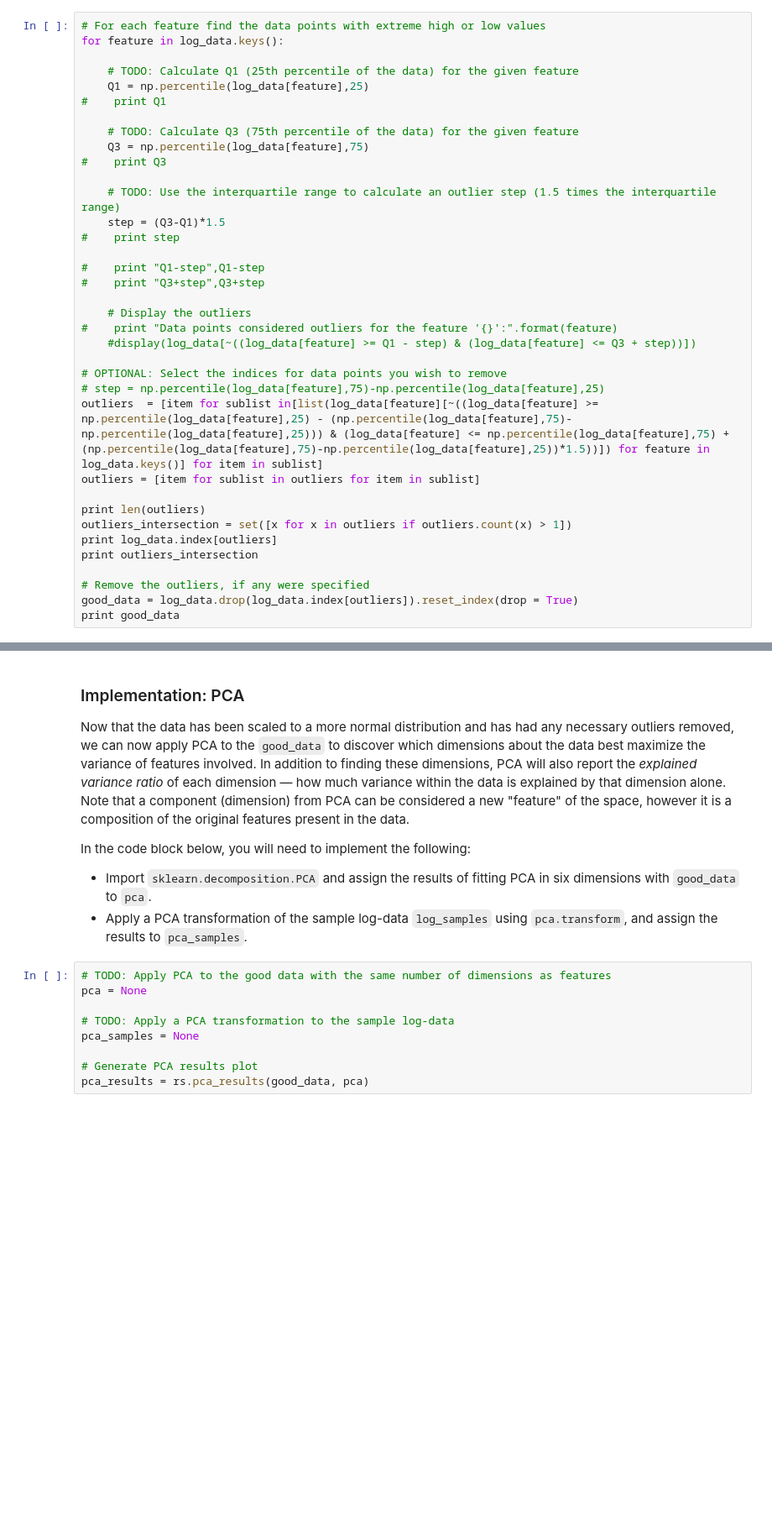
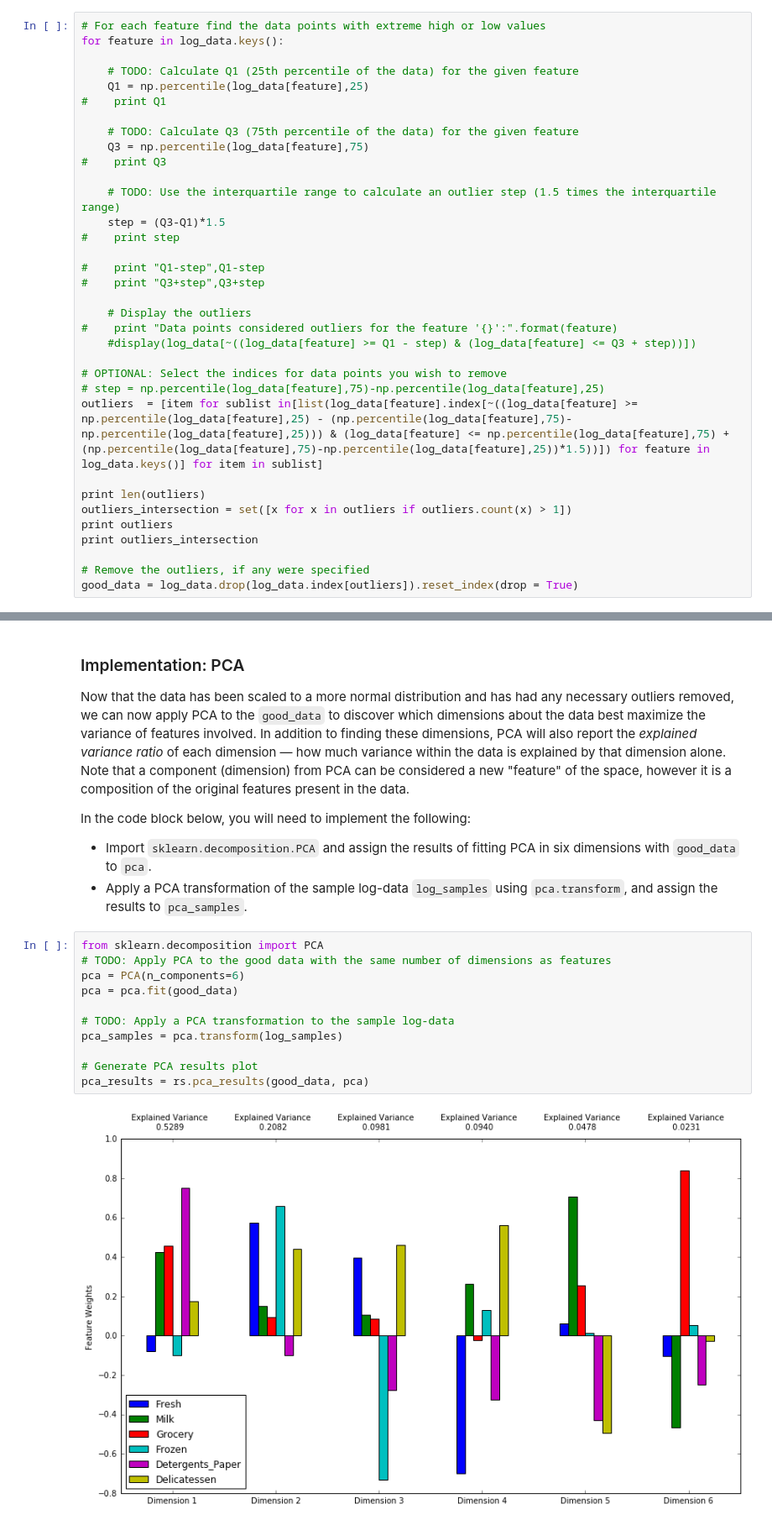
Before and after one commit to geekman2/Nanodegree, a Jupyter notebook: Customer_Segments/customer_segments.ipynb, the cells around one changed output, grey strips where cells are left out. Shown at 84% size. Saved outputs shown, nothing was run; the diff lists cells and outputs as text; blank space fills up the shorter version.

```diff
--- a/Customer_Segments/customer_segments.ipynb
+++ b/Customer_Segments/customer_segments.ipynb
@@ -207,15 +207,13 @@ for feature in log_data.keys():
 
 # OPTIONAL: Select the indices for data points you wish to remove
 # step = np.percentile(log_data[feature],75)-np.percentile(log_data[feature],25)
-outliers  = [item for sublist in[list(log_data[feature][~((log_data[feature] >= np.percentile(log_data[feature],25) - (np.percentile(log_data[feature],75)-np.percentile(log_data[feature],25))) & (log_data[feature] <= np.percentile(log_data[feature],75) + (np.percentile(log_data[feature],75)-np.percentile(log_data[feature],25))*1.5))]) for feature in log_data.keys()] for item in sublist]
-outliers = [item for sublist in outliers for item in sublist]
+outliers  = [item for sublist in[list(log_data[feature].index[~((log_data[feature] >= np.percentile(log_data[feature],25) - (np.percentile(log_data[feature],75)-np.percentile(log_data[feature],25))) & (log_data[feature] <= np.percentile(log_data[feature],75) + (np.percentile(log_data[feature],75)-np.percentile(log_data[feature],25))*1.5))]) for feature in log_data.keys()] for item in sublist]
 
 print len(outliers)
 outliers_intersection = set([x for x in outliers if outliers.count(x) > 1])
-print log_data.index[outliers]
+print outliers
 print outliers_intersection
 
 # Remove the outliers, if any were specified
 good_data = log_data.drop(log_data.index[outliers]).reset_index(drop = True)
-print good_data
 # %% [output]
@@ -238,14 +238,18 @@ In the code block below, you will need to implement the following:
  - Import `sklearn.decomposition.PCA` and assign the results of fitting PCA in six dimensions with `good_data` to `pca`.
  - Apply a PCA transformation of the sample log-data `log_samples` using `pca.transform`, and assign the results to `pca_samples`.
 # %%
+from sklearn.decomposition import PCA
 # TODO: Apply PCA to the good data with the same number of dimensions as features
-pca = None
+pca = PCA(n_components=6)
+pca = pca.fit(good_data)
 
 # TODO: Apply a PCA transformation to the sample log-data
-pca_samples = None
+pca_samples = pca.transform(log_samples)
 
 # Generate PCA results plot
 pca_results = rs.pca_results(good_data, pca)
+# %% [output]
+[figure, added]
 # %% [markdown]
 ### Question 5
 *How much variance in the data is explained* ***in total*** *by the first and second principal component? What about the first four principal components? Using the visualization provided above, discuss what the first four dimensions best represent in terms of customer spending.*
```
Also changed, not shown: parts of 6 cells of this notebook.
